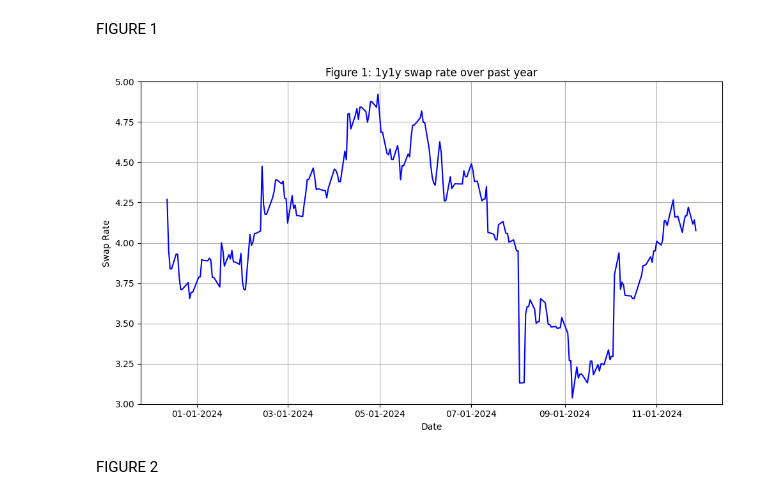
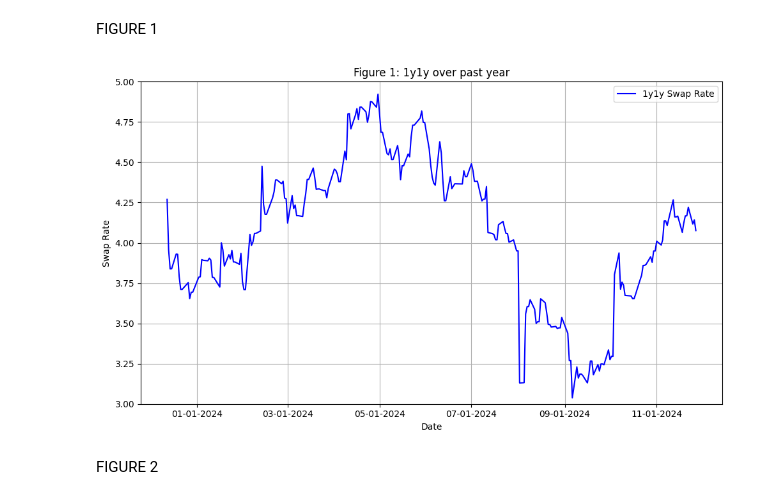
Before and after one commit to ALILODHI-cloud/UVAmacro, a Jupyter notebook: post_1/analysis.ipynb, the cells around one changed output. Cells and saved outputs as stored; diff of their text form; code cells hidden in the pictures.

```diff
--- a/post_1/analysis.ipynb
+++ b/post_1/analysis.ipynb
@@ -17,9 +17,9 @@ df_total = pd.DataFrame()
 user = ''
 
 # Define the folder containing the CSV files
-folder_path = f'/Users/{user}/Downloads/UVAmacro-main/post_1/data/investing.com'
+folder_path = f'/Users/{user}/Downloads/post_1/data/investing.com'
 # folder containing exported figures
-figure_path = f'/Users/{user}/Downloads/UVAmacro-main/post_1/figures'
+figure_path = f'/Users/{user}/Downloads/post_1/figures'
 
 
 # Define the function that preprocesses the DataFrame
@@ -92,7 +92,7 @@ df_2yr_yield = dfs_dict['df_2yr_yield']
 
 # Load and preprocess the term premium (FRBNY ACM) and breakeven data (FRED)
 
-df_tp = pd.read_csv(f'/Users/{user}/Downloads/UVAmacro-main/post_1/data/ACM.csv')
+df_tp = pd.read_csv(f'/Users/{user}/Downloads/post_1/data/ACM.csv')
 #print(df_tp.head())
 
 # Extract relevant columns (10Y term premium and date)
@@ -101,7 +101,7 @@ df_tp.rename(columns={'ACMY10': '10y_tp', 'DATE': 'Date'}, inplace=True)
 df_tp['Date'] = pd.to_datetime(df_tp['Date'])
 
 # Load and preprocess the BE (Breakeven) data
-df_BE = pd.read_csv(f'/Users/{user}/Downloads/UVAmacro-main/post_1/data/5y5y.csv')
+df_BE = pd.read_csv(f'/Users/{user}/Downloads/post_1/data/5y5y.csv')
 
 df_BE.rename(columns={'observation_date': 'Date', 'T5YIFR': 'BE'}, inplace=True)
 
@@ -206,36 +206,37 @@ import pandas as pd
 
 
 # Plot the data
 plt.figure(figsize=(10, 6))
 
-plt.plot(df_part1['Date'], df_part1['1y1y'], color='blue')
+plt.plot(df_part1['Date'], df_part1['1y1y'], label='1y1y Swap Rate', color='blue')
 
 # Set the title and labels
 plt.xlabel('Date')
 plt.ylabel('Swap Rate')
-plt.title('Figure 1: 1y1y swap rate over past year')
+plt.title('Figure 1: 1y1y over past year')
+plt.legend()
 plt.grid(True)
 
 # Customize y-axis limits (example: set between 0 and 100)
 plt.ylim(3, 5)  # Adjust these values as per your dataset range
 
 # Format x-axis to show dates in MM-DD-YYYY format
 plt.gca().xaxis.set_major_formatter(mdates.DateFormatter('%m-%d-%Y'))
 
 
 # Save the plot as a JPEG file
 plt.tight_layout()
 
 # Save the figure as a JPEG file
 plt.savefig(f'{figure_path}/figure1.jpg', format='jpeg')
 # Rotate the x-axis labels to avoid overlap
 plt.xticks(rotation=0)
 
 # Show the plot
 plt.tight_layout()
 plt.show()
 # %% [output]
-[figure, old version]
+[figure, new version]
 # %% [markdown]
 FIGURE 2
 # %%
```
Also changed, not shown: parts of 5 cells of this notebook.
